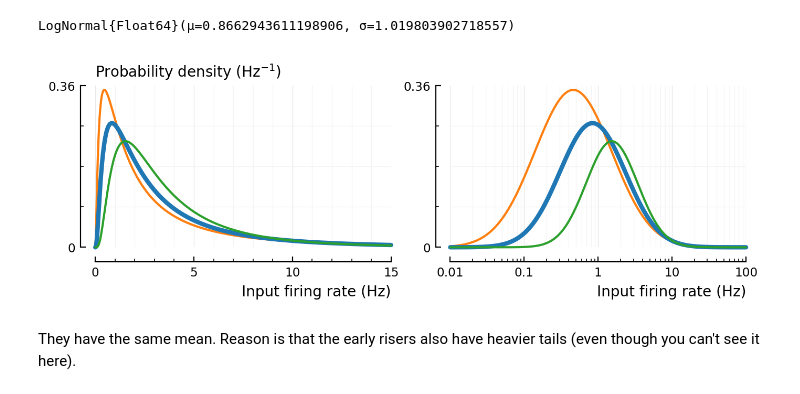
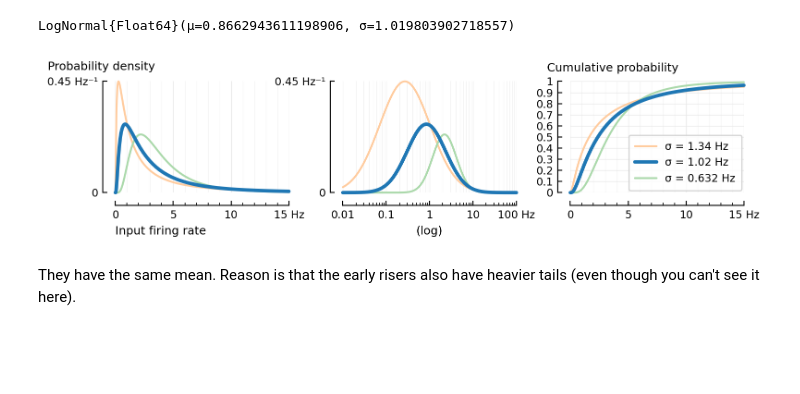
Before and after one commit to tfiers/phd, a Jupyter notebook: notebooks/2022-01-08__1000_to_1.ipynb, the cells around one changed output. Cells and saved outputs as stored; diff of their text form; code cells hidden in the pictures; blank space fills up the shorter version.

Commit message:
very polished plot & plot api

```diff
--- a/notebooks/2022-01-08__1000_to_1.ipynb
+++ b/notebooks/2022-01-08__1000_to_1.ipynb
@@ -30,27 +31,3 @@ end;
 input_spike_rate = LogNormal_with_mean(4, √(1.04))  # both in Hz
 # %% [output]
 LogNormal{Float64}(μ=0.8662943611198906, σ=1.019803902718557)
-# %%
-y = pdf.(input_spike_rate, r)
-xlabel = "Input firing rate (Hz)"
-title = L"Probability density (Hz$^{-1}$)"
-fig, (ax1, ax2) = plt.subplots(ncols=2, figsize=(8, 2))
-
-rlin = 0:0.01:15
-rlog = exp10.(-2:0.01:2)
-function plot_fr_dist(dist; kw...)
-    f = pdf $ dist
-    plot(ax1, rlin, f.(rlin); kw...)
-    plot(ax2, rlog, f.(rlog); kw...)
-end
-
-plot_fr_dist(LogNormal_with_mean(4, 1.2), c="C1")
-plot_fr_dist(input_spike_rate, c="C0", lw=3)
-plot_fr_dist(LogNormal_with_mean(4, 0.8), c="C2")
-
-set!(ax1; xlabel, title, yrange=true)
-set!(ax2; xlabel, xscale="log", yrange=true)
-
-save("lognormal.pdf")
-# %% [output]
-[figure, removed]
@@ -57,3 +38,30 @@ save("lognormal.pdf")
+# %%
+fig, (ax1, ax2, ax3) = plt.subplots(ncols=3, figsize=(8, 2.2))
+
+rlin = (0:0.01:15)Hz
+rlog = exp10.(-2:0.01:2)Hz
+function plot_firing_rate_distr(distr; kw...)
+    plot(rlin, pdf.(distr, rlin), ax1; clip_on=false, label=f"σ = {distr.σ:.3g} Hz", kw...)
+    plot(rlog, pdf.(distr, rlog), ax2; clip_on=false, label=f"σ = {distr.σ:.3g} Hz", xscale="log", kw...)
+    plot(rlin, cdf.(distr, rlin), ax3; clip_on=false, label=f"σ = {distr.σ:.3g} Hz", ylim=(0,1), kw...)
+end
+
+plot_firing_rate_distr(LogNormal_with_mean(4, √1.8), c=lighten(C1, 0.6))
+plot_firing_rate_distr(LogNormal_with_mean(4, √0.4), c=lighten(C2, 0.6))
+plot_firing_rate_distr(input_spike_rate, c=C0, lw=2.7)
+
+set(ax1; xlabel="Input firing rate", ytickstyle=:range)
+set(ax2; ytickstyle=:range)
+set(ax3; yminorticks=false)
+legend(ax3, reorder=[3 => 2])
+ylabel(ax1, "Probability density", dx=-52.8)
+ylabel(ax3, "Cumulative probability", dy=6, dx=-18)
+ax2.set_xlabel("(log)", loc="center")
+plt.tight_layout(w_pad=-2.3)
+
+save("lognormal.pdf")
+# %% [output]
+[figure, added]
 # %% [markdown]
 They have the same mean. Reason is that the early risers also have heavier tails (even though you can't see it here).
 # %%
```
Also changed, not shown: parts of 3 cells of this notebook, 8 other files.
